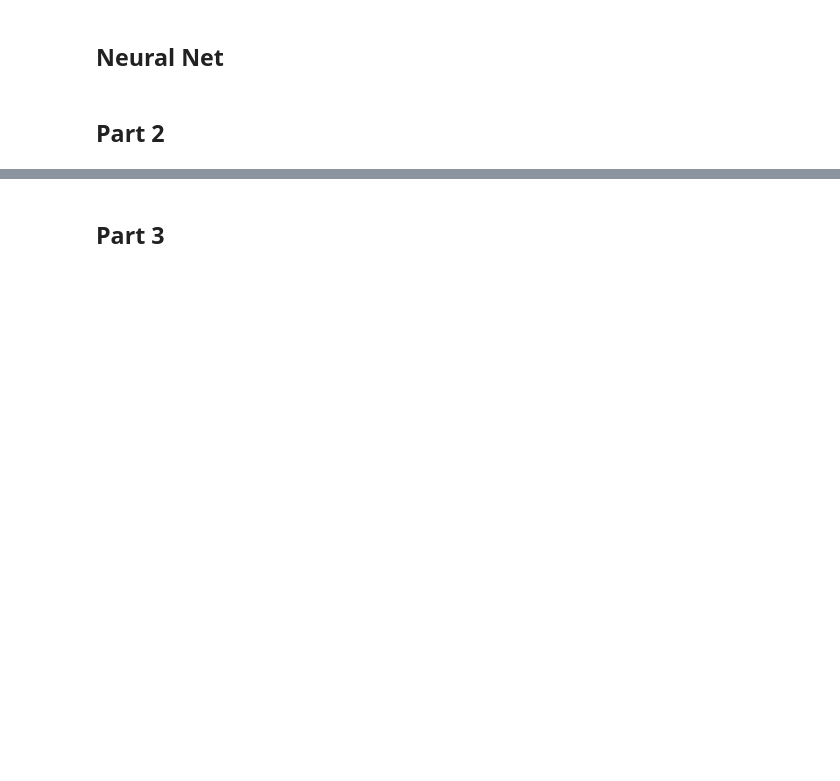
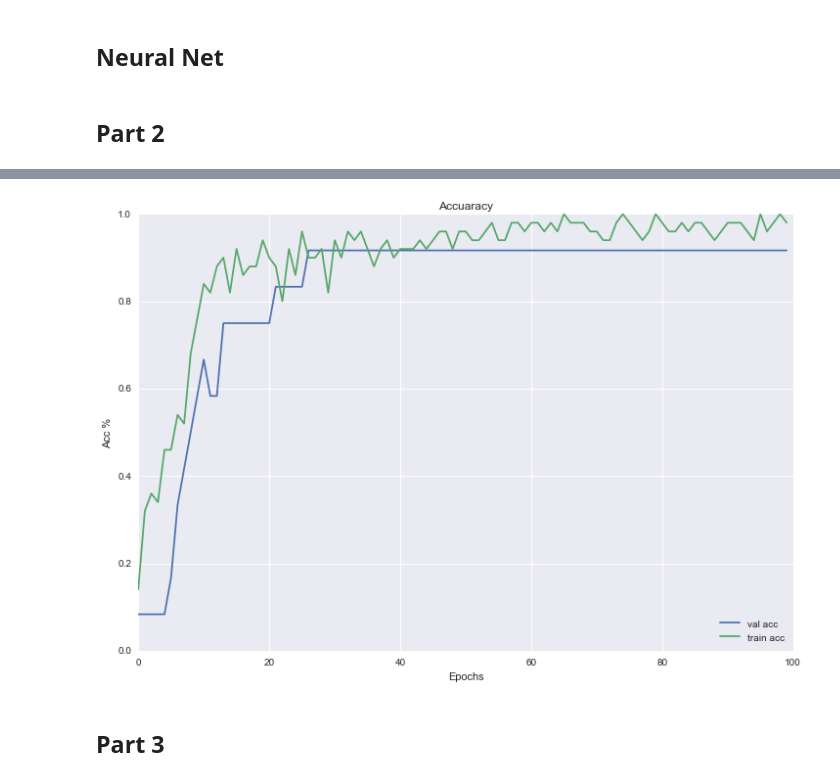
Before and after one commit to smwade/cs478, a Jupyter notebook: backprop/Untitled.ipynb, the cells around one changed output, grey strips where cells are left out. Drawn from its saved outputs; the diff is of its cells as text; code cells hidden in the pictures; blank space fills up the shorter version.

```diff
--- a/backprop/Untitled.ipynb
+++ b/backprop/Untitled.ipynb
@@ -214,3 +221,16 @@ net.predict(x_test, y_test)
+# %%
+plt.figure(num=None, figsize=(12, 8), dpi=1000, facecolor='w', edgecolor='k')
+
+plt.plot(net.acc_hist_val, label='val acc')
+plt.plot(net.acc_hist_train, label='train acc')
+plt.legend(loc='lower right')
+plt.title('Accuaracy')
+plt.xlabel('Epochs')
+plt.ylabel('Acc %')
+plt.savefig('acc.png')
+plt.show()
+# %% [output]
+[figure, added]
 # %% [markdown]
 ## Part 3
 # %%
```
Also changed, not shown: parts of 9 cells of this notebook, 4 other files.
